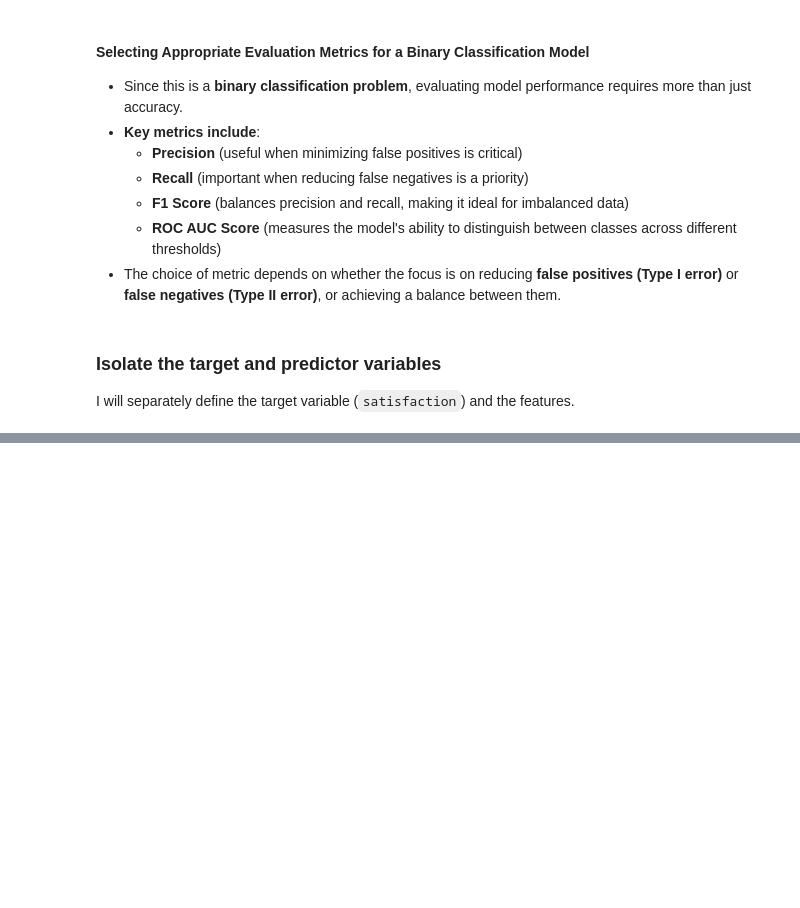
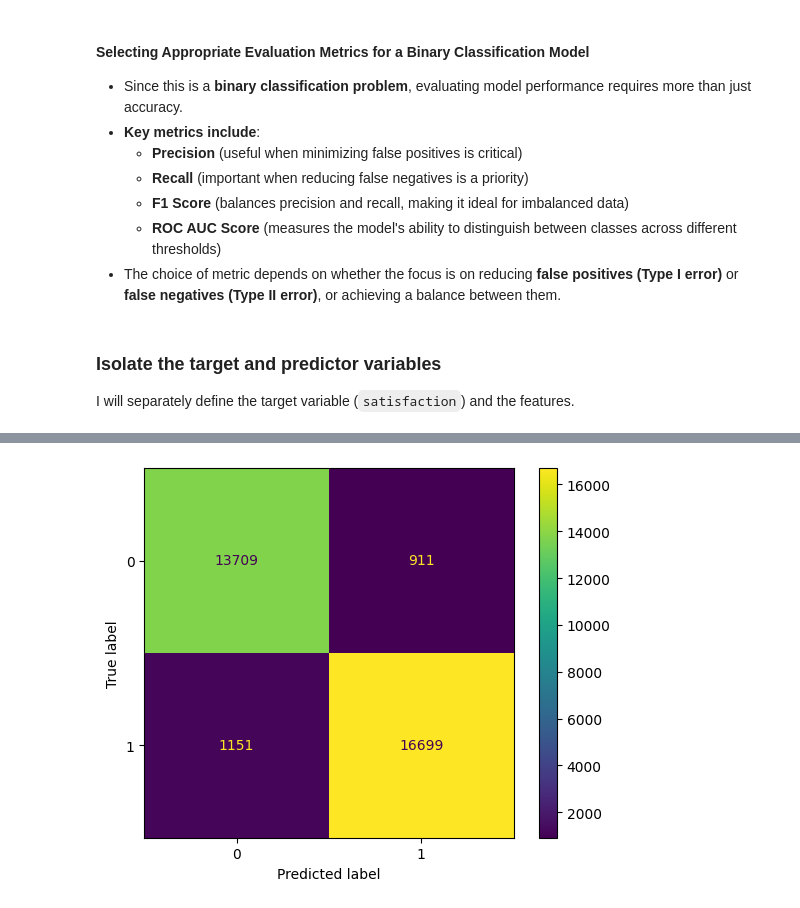
Before and after one commit to Cyberoctane29/Invistico-Airlines-Customer-Satisfaction-Prediction-End-to-End-Analysis-and-Modeling, a Jupyter notebook: Invistico_Airlines_Customer_Satisfaction_Prediction_End_to_End_Analysis_and_Modeling.ipynb, the cells around one changed output, grey strips where cells are left out. Saved outputs shown, nothing was run; the diff lists cells and outputs as text; code cells hidden in the pictures; blank space fills up the shorter version.

```diff
--- a/Invistico_Airlines_Customer_Satisfaction_Prediction_End_to_End_Analysis_and_Modeling.ipynb
+++ b/Invistico_Airlines_Customer_Satisfaction_Prediction_End_to_End_Analysis_and_Modeling.ipynb
@@ -1692,3 +1690,7 @@ Before I proceed with modeling, I will consider which metrics I ultimately want
 ### Isolate the target and predictor variables
 
 I will separately define the target variable (`satisfaction`) and the features.
+# %%
+y = airline_df_subset3_dummies['satisfaction_satisfied']
+
+X = airline_df_subset3_dummies.drop(['satisfaction_satisfied','satisfaction_dissatisfied'], axis = 1)
@@ -1694,0 +1701,2 @@ I will separately define the target variable (`satisfaction`) and the features.
+# %%
+X_train, X_test, y_train, y_test = train_test_split(X, y, test_size = 0.25, random_state = 0)
@@ -1694,0 +1778,2 @@ I will separately define the target variable (`satisfaction`) and the features.
+# %%
+tuned_airline_xgb_cv = read_pickle(path, 'tuned_airline_xgb_cv')
@@ -1694,0 +1808,2 @@ I will separately define the target variable (`satisfaction`) and the features.
+# %%
+y_pred = tuned_airline_xgb_cv.predict(X_test)
@@ -1694,0 +1876,10 @@ I will separately define the target variable (`satisfaction`) and the features.
+# %%
+cm = metrics.confusion_matrix(y_test, y_pred)
+
+disp = metrics.ConfusionMatrixDisplay(confusion_matrix=cm, display_labels=tuned_airline_xgb_cv.classes_)
+
+disp.plot()
+
+plt.show()
+# %% [output]
+[figure, added]
```
Also changed, not shown: parts of 40 cells of this notebook, 1 other file.
